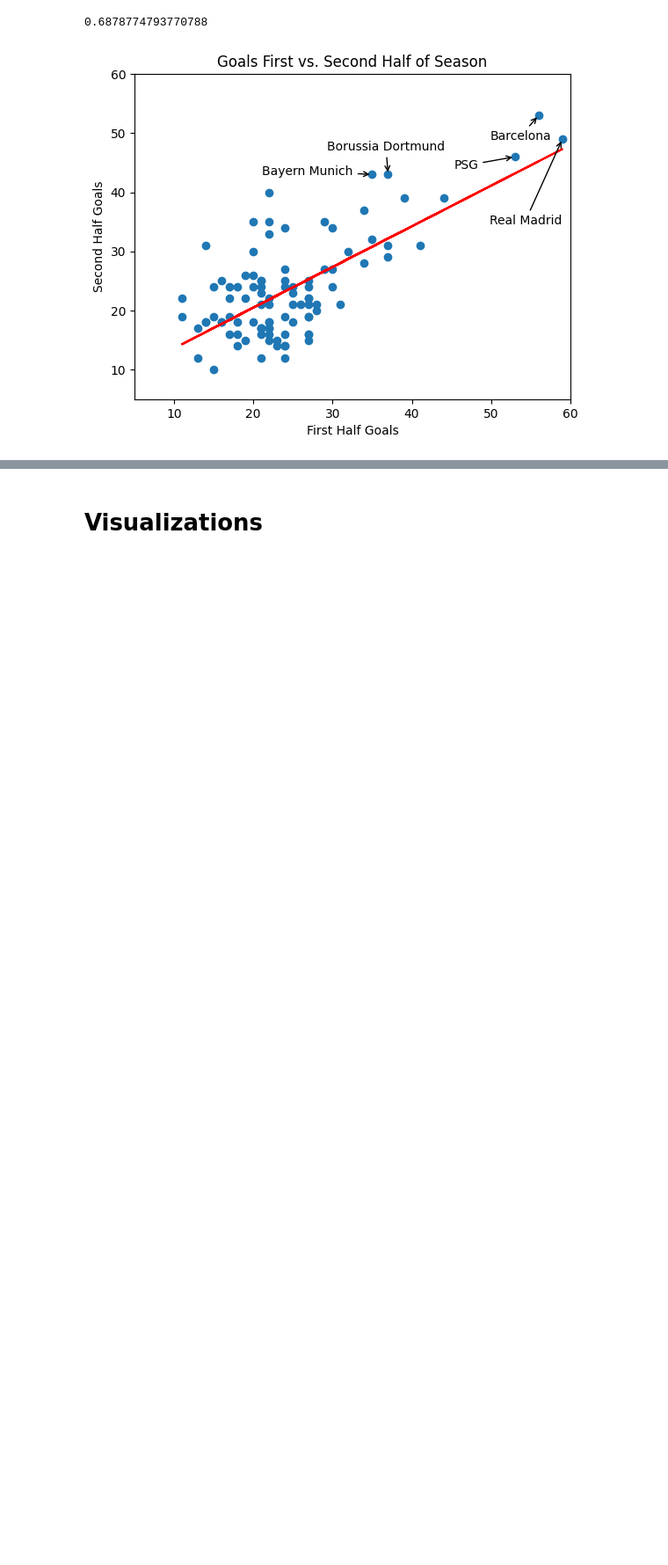
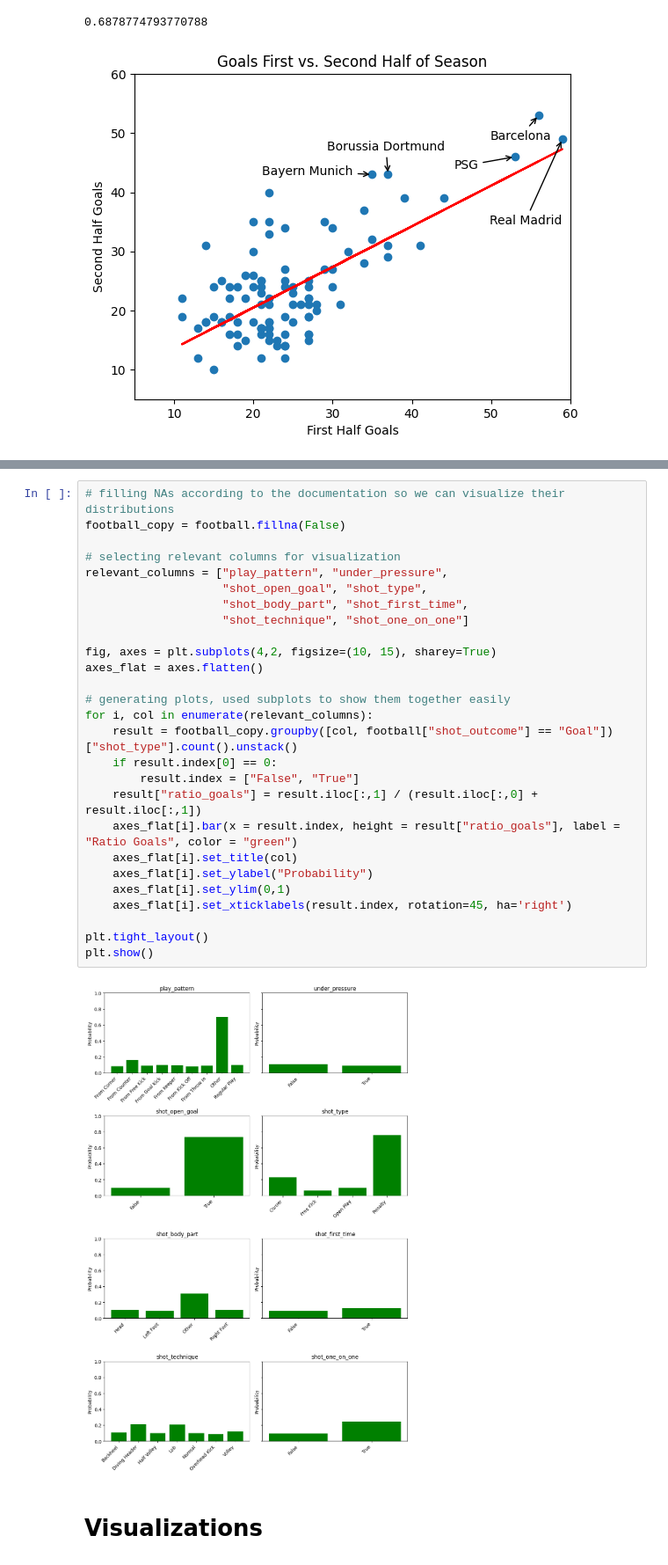
Before and after one commit to kaspar-soukup/expected_goals, a Jupyter notebook: Expected-Goals/notebooks/EDA.ipynb, the cells around one changed output, grey strips where cells are left out. Shown at 88% size. Cells and saved outputs as stored; diff of their text form; blank space fills up the shorter version.

Commit message:
new shot outcome distribution visualization

```diff
--- a/Expected-Goals/notebooks/EDA.ipynb
+++ b/Expected-Goals/notebooks/EDA.ipynb
@@ -321,3 +333,32 @@ print(slope)
+# %%
+# filling NAs according to the documentation so we can visualize their distributions
+football_copy = football.fillna(False)
+
+# selecting relevant columns for visualization
+relevant_columns = ["play_pattern", "under_pressure",
+                    "shot_open_goal", "shot_type",
+                    "shot_body_part", "shot_first_time",
+                    "shot_technique", "shot_one_on_one"]
+
+fig, axes = plt.subplots(4,2, figsize=(10, 15), sharey=True)
+axes_flat = axes.flatten()
+
+# generating plots, used subplots to show them together easily
+for i, col in enumerate(relevant_columns):
+    result = football_copy.groupby([col, football["shot_outcome"] == "Goal"])["shot_type"].count().unstack()
+    if result.index[0] == 0:
+        result.index = ["False", "True"]
+    result["ratio_goals"] = result.iloc[:,1] / (result.iloc[:,0] + result.iloc[:,1])
+    axes_flat[i].bar(x = result.index, height = result["ratio_goals"], label = "Ratio Goals", color = "green")
+    axes_flat[i].set_title(col)
+    axes_flat[i].set_ylabel("Probability")
+    axes_flat[i].set_ylim(0,1)
+    axes_flat[i].set_xticklabels(result.index, rotation=45, ha='right')
+
+plt.tight_layout()
+plt.show()
+# %% [output]
+[figure, added]
 # %% [markdown]
 # Visualizations
 # %% [markdown]
```
Also changed, not shown: parts of 2 cells of this notebook.
